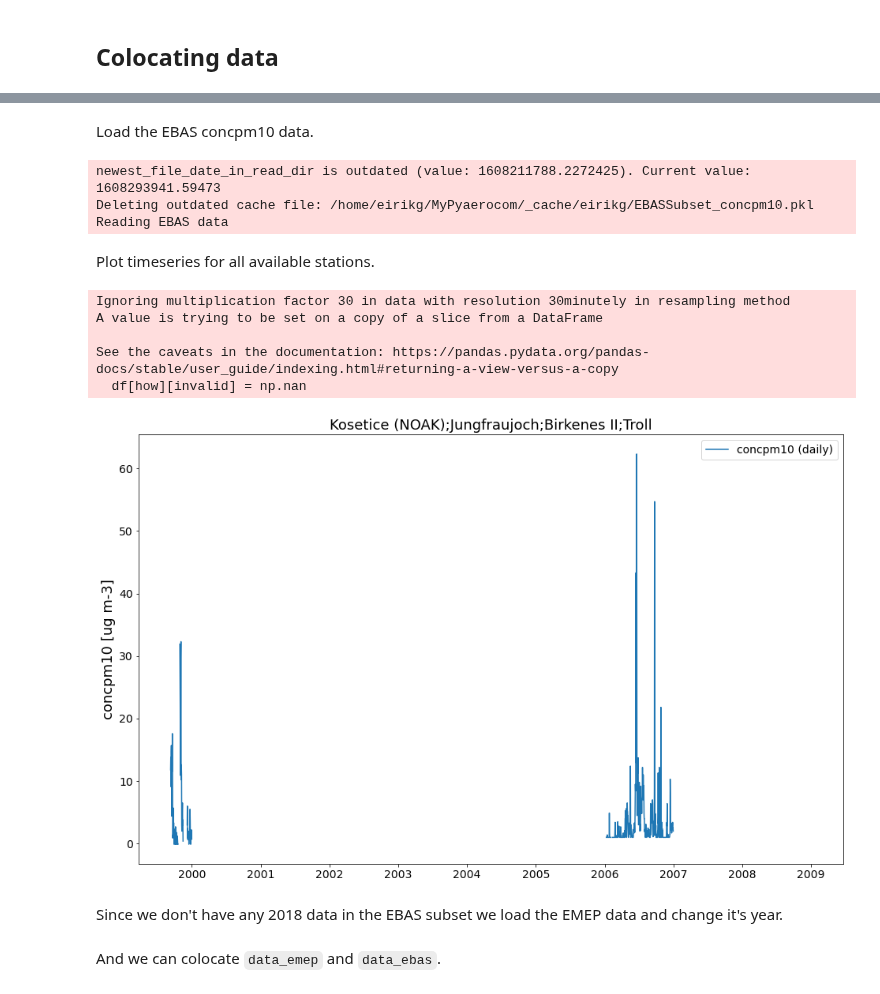
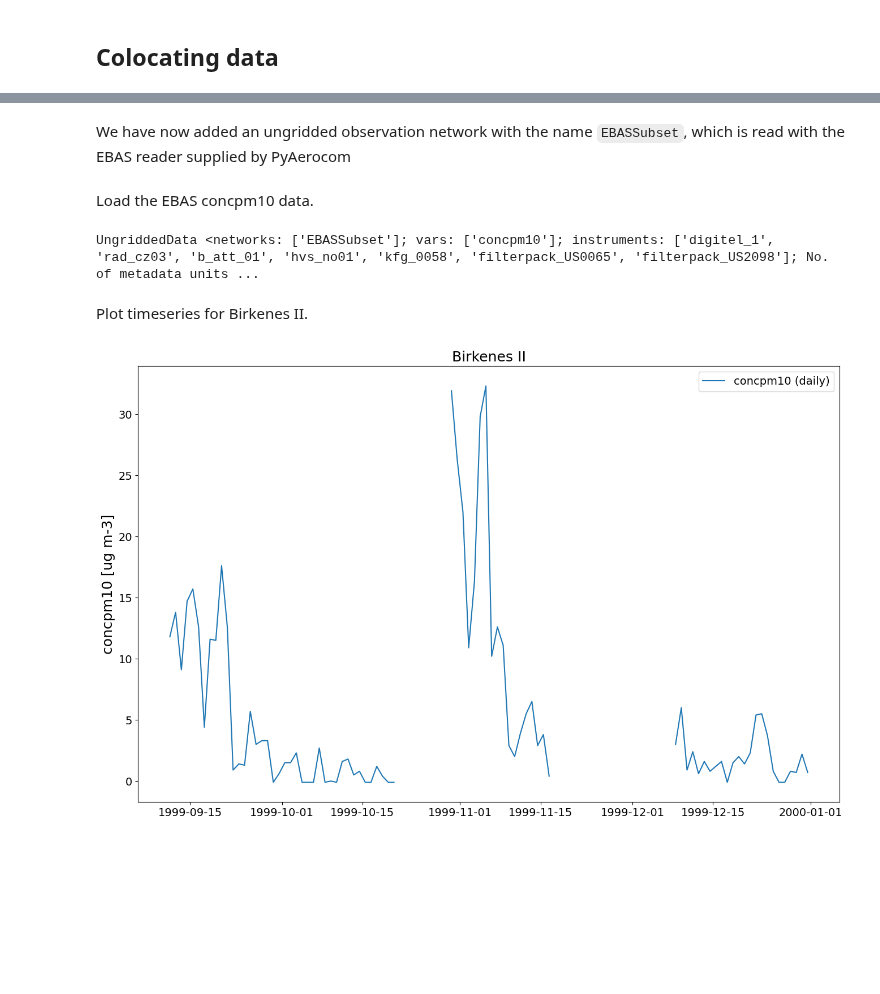
Before and after one commit to metno/pyaerocom-tutorials, a Jupyter notebook: intro_emep.ipynb, the cells around one changed output, grey strips where cells are left out. Saved outputs shown, nothing was run; the diff lists cells and outputs as text; code cells hidden in the pictures; blank space fills up the shorter version.

Commit message:
EMEP tutorial now used EMEP file from 1999, thus working with the obsdata from the testdataset

```diff
--- a/intro_emep.ipynb
+++ b/intro_emep.ipynb
@@ -109,23 +68,19 @@ pyaerocom-testdata is ready to be used. The data is available at /home/eirikg/My
+# %%
+pya.const.add_ungridded_obs(obs_id="EBASSubset", data_dir="./data/testdata-minimal/obsdata/EBASMultiColumn",reader=pya.io.ReadEbas)
+# %% [markdown]
+We have now added an ungridded observation network with the name `EBASSubset`, which is read with the EBAS reader supplied by PyAerocom
 # %% [markdown]
 Load the EBAS concpm10 data.
 # %%
 var_name='concpm10'
 r = pya.io.ReadUngridded('EBASSubset')
 data_ebas = r.read(vars_to_retrieve=var_name)
+data_ebas
 # %% [output]
-newest_file_date_in_read_dir is outdated (value: 1608211788.2272425). Current value: 1608293941.59473
-Deleting outdated cache file: /home/eirikg/MyPyaerocom/_cache/eirikg/EBASSubset_concpm10.pkl
-Reading EBAS data
+UngriddedData <networks: ['EBASSubset']; vars: ['concpm10']; instruments: ['digitel_1', 'rad_cz03', 'b_att_01', 'hvs_no01', 'kfg_0058', 'filterpack_US0065', 'filterpack_US2098']; No. of metadata units ...
 # %% [markdown]
-Plot timeseries for all available stations.
+Plot timeseries for Birkenes II.
 # %%
-data_ebas.plot_station_timeseries('*', var_name=var_name);
+data_ebas.plot_station_timeseries("Birkenes II", var_name=var_name);
 # %% [output]
-Ignoring multiplication factor 30 in data with resolution 30minutely in resampling method
-A value is trying to be set on a copy of a slice from a DataFrame
-
-See the caveats in the documentation: https://pandas.pydata.org/pandas-docs/stable/user_guide/indexing.html#returning-a-view-versus-a-copy
-  df[how][invalid] = np.nan
-[figure, old version]
+[figure, new version]
-# %% [markdown]
-Since we don't have any 2018 data in the EBAS subset we load the EMEP data and change it's year.
@@ -136,2 +86,0 @@ data_emep.change_base_year(2006, inplace=True);
-# %% [markdown]
-And we can colocate `data_emep` and `data_ebas`.
```
Also changed, not shown: parts of 25 cells of this notebook, 1 other file.
